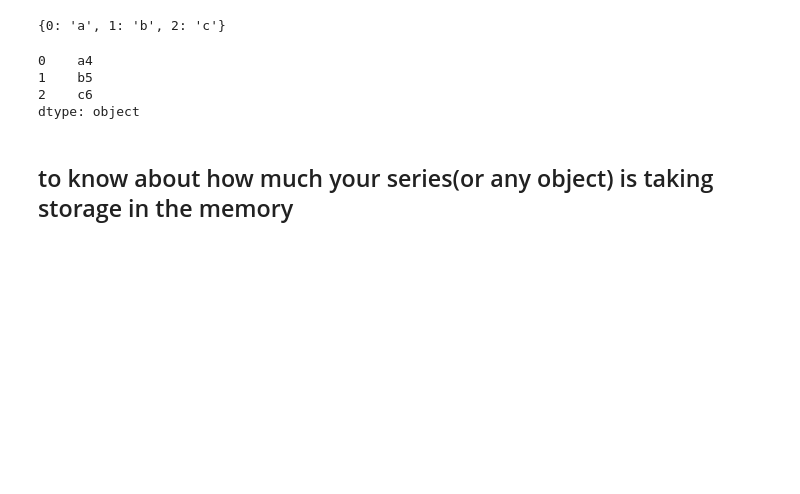
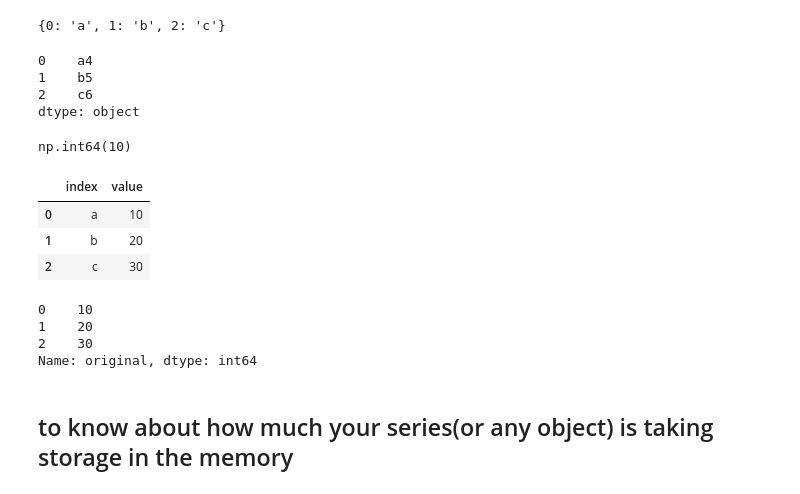
Before and after one commit to XionVolt/Ai-Ml, a Jupyter notebook: Programming/Pandas/01PandasBasicsAndSeriesdtype.ipynb, the cells around one changed output. Saved outputs shown, nothing was run; the diff lists cells and outputs as text; code cells hidden in the pictures; blank space fills up the shorter version.

Commit message:
update pandas docs with more concepts and more examples basically related to groupyby object

```diff
--- a/Programming/Pandas/01PandasBasicsAndSeriesdtype.ipynb
+++ b/Programming/Pandas/01PandasBasicsAndSeriesdtype.ipynb
@@ -1148,6 +1168,38 @@ sNew11 + sNew12 # this will perform element-wise addition of two series
 1    b5
 2    c6
 dtype: object
+# %%
+# count(), give you the number of values in the series, it doesn't consider null values
+sNew771 = pd.Series([1,2,3,4,5,6,7,8,9,10])
+sNew771.count()
+# %% [output]
+np.int64(10)
+# %%
+# reset_index
+
+""" When you reset the index of a Series, it transforms into a DataFrame. By default, the Series values become a column named after the Series' name attribute. If the Series doesn't have a name, the column is unnamed. The name parameter allows
+you to explicitly set this column's name. """
+# In pandas, the name parameter in the Series.reset_index() method specifies the name for the column that will contain the original Series values after resetting the index.
+
+import pandas as pd
+# Create a Series with a custom index and name
+sunique = pd.Series([10, 20, 30], index=['a', 'b', 'c'], name='original')
+
+# Reset the index and rename the values column to 'value'
+dfunique = sunique.reset_index(name='value')
+dfunique
+# %% [output]
+|  | index | value |
+| 0 | a | 10 |
+| 1 | b | 20 |
+| 2 | c | 30 |
+# %%
+sunique.reset_index(drop=True) # to reset index and remove the old index column
+# %% [output]
+0    10
+1    20
+2    30
+Name: original, dtype: int64
 # %% [markdown]
 ## to know about how much your series(or any object) is taking storage in the memory
 # %%
```
Also changed, not shown: parts of 4 cells of this notebook, 4 other files.
